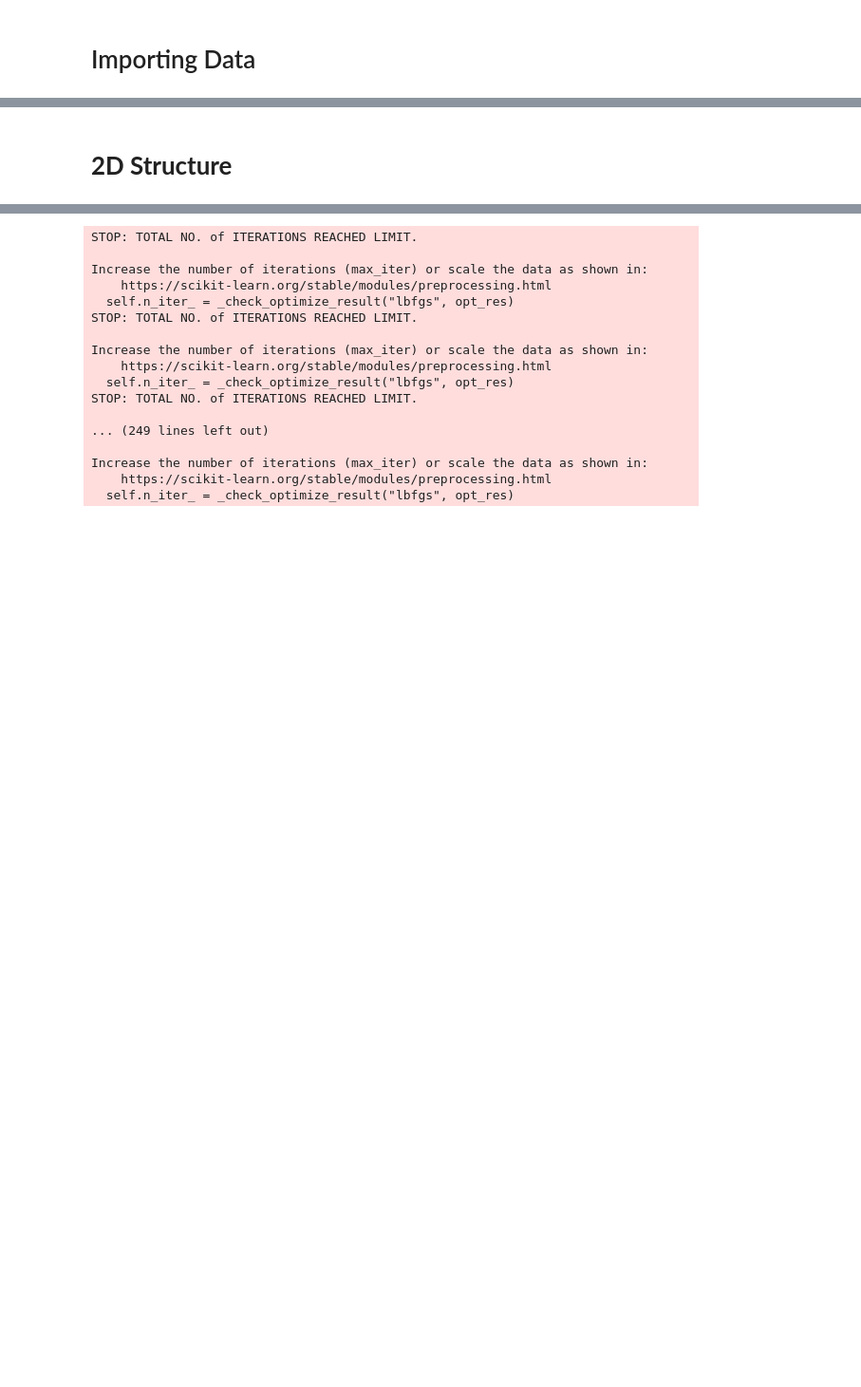
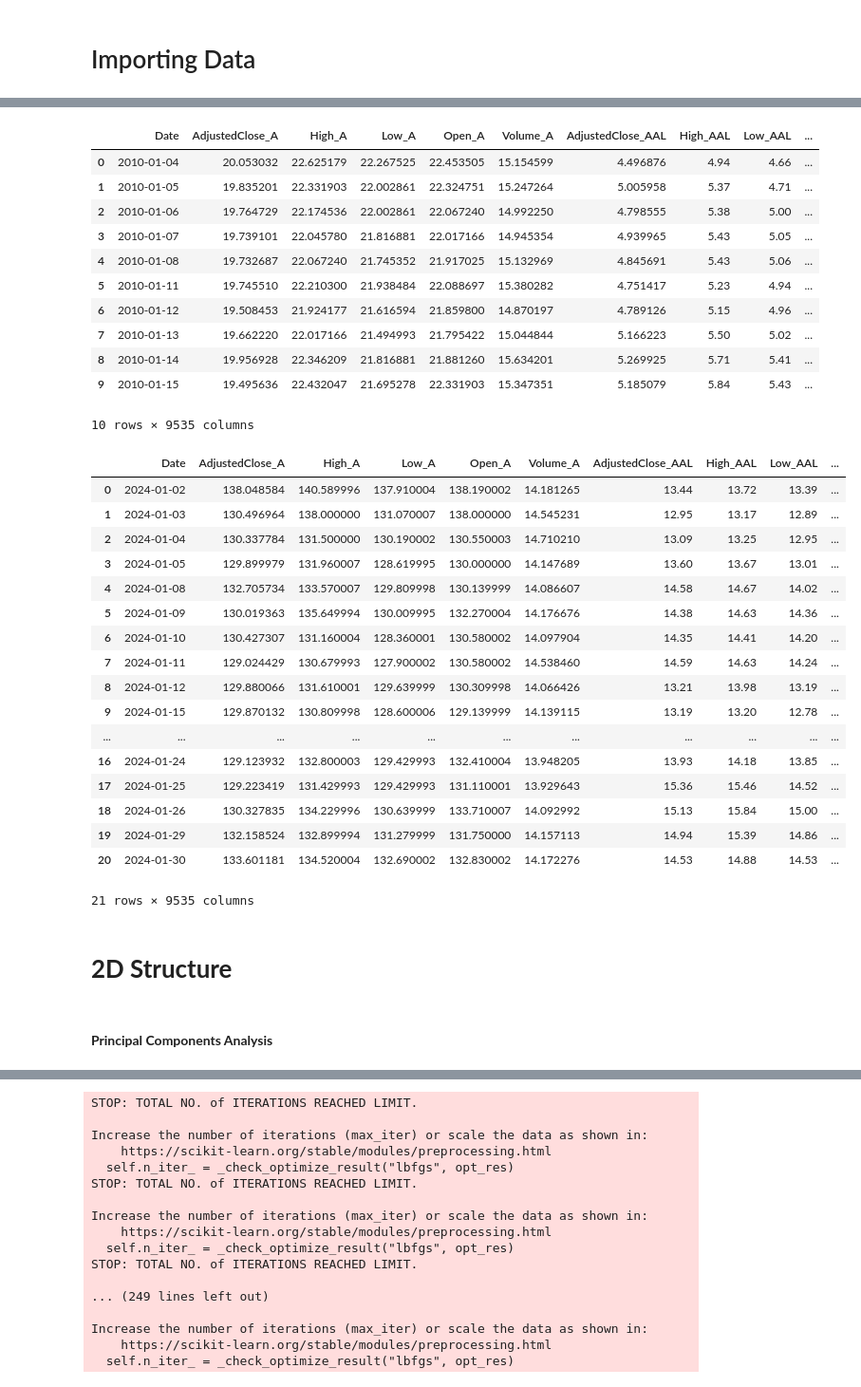
Before and after one commit to alfredofdlv/Proyect2_LABIACD, a Jupyter notebook: Notebook.ipynb, the cells around one changed output, grey strips where cells are left out. Shown at 95% size. Drawn from its saved outputs; the diff is of its cells as text; code cells hidden in the pictures; blank space fills up the shorter version.

```diff
--- a/Notebook.ipynb
+++ b/Notebook.ipynb
@@ -325,13 +661,46 @@ test.to_csv('test_pequeño.csv')
 # %%
-# Tamaño de datos más pequeño para poder ejecutar código de manera rápida
-
-# train=pd.read_csv('train_pequeño.csv')
-# test=pd.read_csv('test_pequeño.csv')
 
 train=pd.read_csv('train.csv')
 test=pd.read_csv('test.csv')
 
 train = train.loc[:, ~train.columns.str.contains('^Unnamed')]
 test = test.loc[:, ~test.columns.str.contains('^Unnamed')]
+
+
+display(train.head(10))
+display(test)
+# %% [output]
+|  | Date | AdjustedClose_A | High_A | Low_A | Open_A | Volume_A | AdjustedClose_AAL | High_AAL | Low_AAL | ... |
+| 0 | 2010-01-04 | 20.053032 | 22.625179 | 22.267525 | 22.453505 | 15.154599 | 4.496876 | 4.94 | 4.66 | ... |
+| 1 | 2010-01-05 | 19.835201 | 22.331903 | 22.002861 | 22.324751 | 15.247264 | 5.005958 | 5.37 | 4.71 | ... |
+| 2 | 2010-01-06 | 19.764729 | 22.174536 | 22.002861 | 22.067240 | 14.992250 | 4.798555 | 5.38 | 5.00 | ... |
+| 3 | 2010-01-07 | 19.739101 | 22.045780 | 21.816881 | 22.017166 | 14.945354 | 4.939965 | 5.43 | 5.05 | ... |
+| 4 | 2010-01-08 | 19.732687 | 22.067240 | 21.745352 | 21.917025 | 15.132969 | 4.845691 | 5.43 | 5.06 | ... |
+| 5 | 2010-01-11 | 19.745510 | 22.210300 | 21.938484 | 22.088697 | 15.380282 | 4.751417 | 5.23 | 4.94 | ... |
+| 6 | 2010-01-12 | 19.508453 | 21.924177 | 21.616594 | 21.859800 | 14.870197 | 4.789126 | 5.15 | 4.96 | ... |
+| 7 | 2010-01-13 | 19.662220 | 22.017166 | 21.494993 | 21.795422 | 15.044844 | 5.166223 | 5.50 | 5.02 | ... |
+| 8 | 2010-01-14 | 19.956928 | 22.346209 | 21.816881 | 21.881260 | 15.634201 | 5.269925 | 5.71 | 5.41 | ... |
+| 9 | 2010-01-15 | 19.495636 | 22.432047 | 21.695278 | 22.331903 | 15.347351 | 5.185079 | 5.84 | 5.43 | ... |
+10 rows × 9535 columns
+|  | Date | AdjustedClose_A | High_A | Low_A | Open_A | Volume_A | AdjustedClose_AAL | High_AAL | Low_AAL | ... |
+| 0 | 2024-01-02 | 138.048584 | 140.589996 | 137.910004 | 138.190002 | 14.181265 | 13.44 | 13.72 | 13.39 | ... |
+| 1 | 2024-01-03 | 130.496964 | 138.000000 | 131.070007 | 138.000000 | 14.545231 | 12.95 | 13.17 | 12.89 | ... |
+| 2 | 2024-01-04 | 130.337784 | 131.500000 | 130.190002 | 130.550003 | 14.710210 | 13.09 | 13.25 | 12.95 | ... |
+| 3 | 2024-01-05 | 129.899979 | 131.960007 | 128.619995 | 130.000000 | 14.147689 | 13.60 | 13.67 | 13.01 | ... |
+| 4 | 2024-01-08 | 132.705734 | 133.570007 | 129.809998 | 130.139999 | 14.086607 | 14.58 | 14.67 | 14.02 | ... |
+| 5 | 2024-01-09 | 130.019363 | 135.649994 | 130.009995 | 132.270004 | 14.176676 | 14.38 | 14.63 | 14.36 | ... |
+| 6 | 2024-01-10 | 130.427307 | 131.160004 | 128.360001 | 130.580002 | 14.097904 | 14.35 | 14.41 | 14.20 | ... |
+| 7 | 2024-01-11 | 129.024429 | 130.679993 | 127.900002 | 130.580002 | 14.538460 | 14.59 | 14.63 | 14.24 | ... |
+| 8 | 2024-01-12 | 129.880066 | 131.610001 | 129.639999 | 130.309998 | 14.066426 | 13.21 | 13.98 | 13.19 | ... |
+| 9 | 2024-01-15 | 129.870132 | 130.809998 | 128.600006 | 129.139999 | 14.139115 | 13.19 | 13.20 | 12.78 | ... |
+| ... | ... | ... | ... | ... | ... | ... | ... | ... | ... | ... |
+| 16 | 2024-01-24 | 129.123932 | 132.800003 | 129.429993 | 132.410004 | 13.948205 | 13.93 | 14.18 | 13.85 | ... |
+| 17 | 2024-01-25 | 129.223419 | 131.429993 | 129.429993 | 131.110001 | 13.929643 | 15.36 | 15.46 | 14.52 | ... |
+| 18 | 2024-01-26 | 130.327835 | 134.229996 | 130.639999 | 133.710007 | 14.092992 | 15.13 | 15.84 | 15.00 | ... |
+| 19 | 2024-01-29 | 132.158524 | 132.899994 | 131.279999 | 131.750000 | 14.157113 | 14.94 | 15.39 | 14.86 | ... |
+| 20 | 2024-01-30 | 133.601181 | 134.520004 | 132.690002 | 132.830002 | 14.172276 | 14.53 | 14.88 | 14.53 | ... |
+21 rows × 9535 columns
 # %% [markdown]
 # **2D Structure**
+# %% [markdown]
+#### **Principal Components Analysis**
```
Also changed, not shown: parts of 44 cells of this notebook, 4 other files.
